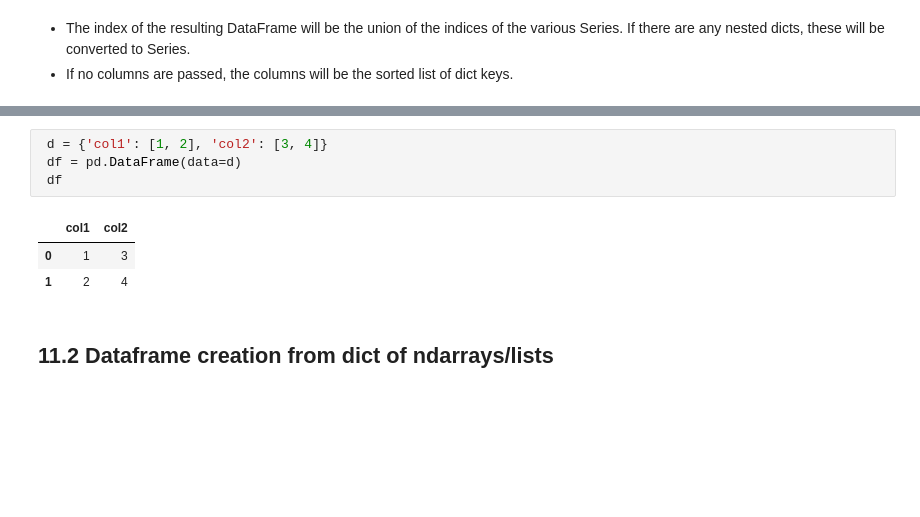
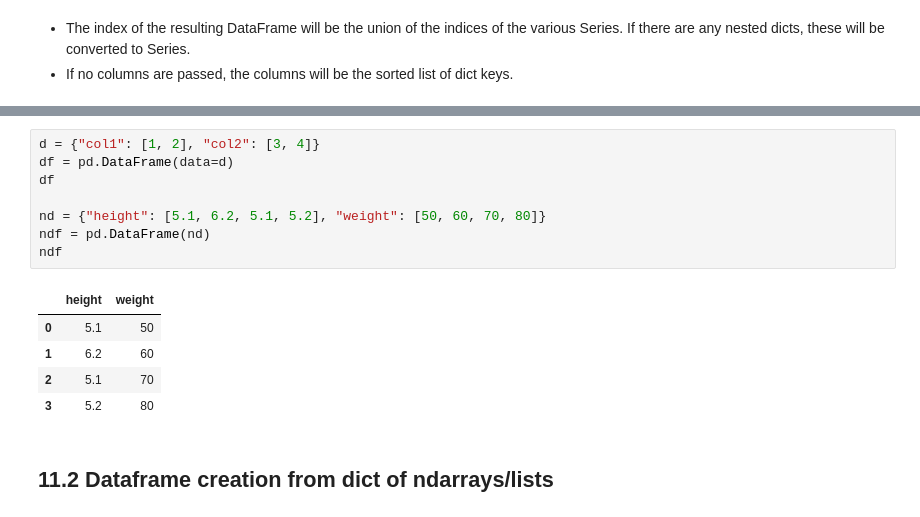
Before and after one commit to stysutianyi/Week1-Introduction_to_Python, a Jupyter notebook: Introduction_to_Python.ipynb, the cells around one changed output, grey strips where cells are left out. Drawn from its saved outputs; the diff is of its cells as text; blank space fills up the shorter version.

```diff
--- a/Introduction_to_Python.ipynb
+++ b/Introduction_to_Python.ipynb
@@ -1443,11 +1722,17 @@ d  NaN    3
 # %%
- d = {'col1': [1, 2], 'col2': [3, 4]}
- df = pd.DataFrame(data=d)
- df
+d = {"col1": [1, 2], "col2": [3, 4]}
+df = pd.DataFrame(data=d)
+df
+
+nd = {"height": [5.1, 6.2, 5.1, 5.2], "weight": [50, 60, 70, 80]}
+ndf = pd.DataFrame(nd)
+ndf
 # %% [output]
-|  | col1 | col2 |
-| 0 | 1 | 3 |
-| 1 | 2 | 4 |
+|  | height | weight |
+| 0 | 5.1 | 50 |
+| 1 | 6.2 | 60 |
+| 2 | 5.1 | 70 |
+| 3 | 5.2 | 80 |
 # %% [markdown]
 ## 11.2 Dataframe creation from dict of ndarrays/lists
 # %% [markdown]
```
Also changed, not shown: parts of 65 cells of this notebook, 4 other files.
